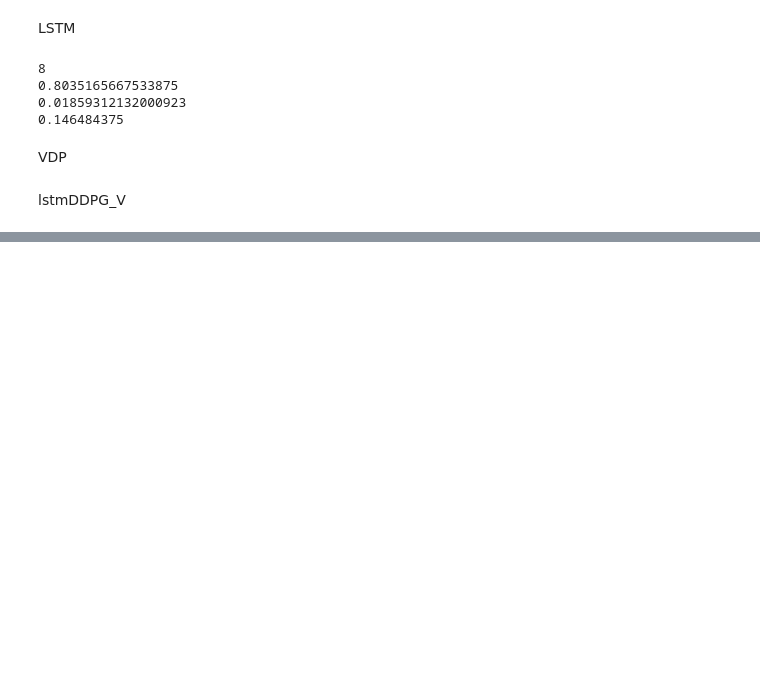
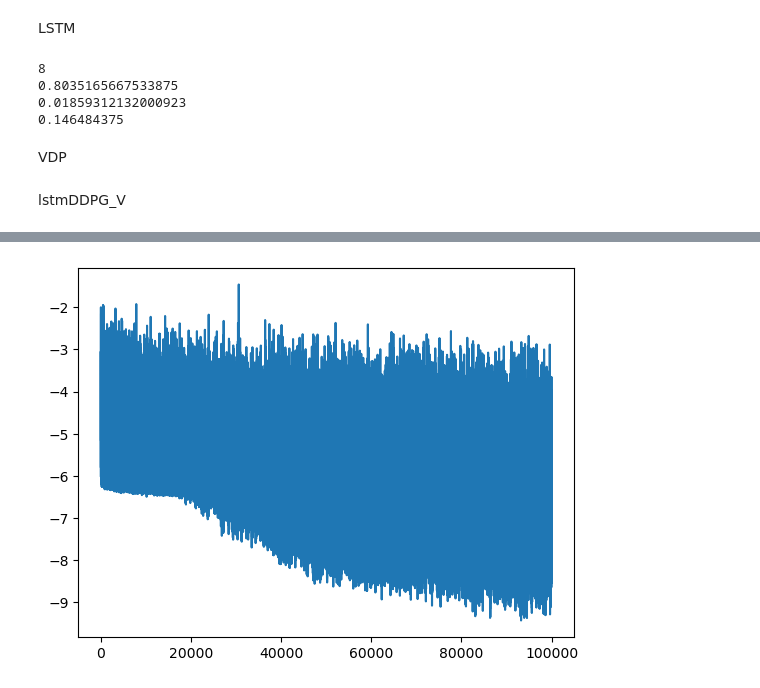
Before and after one commit to liziyao99/multi-debris-avoidance, a Jupyter notebook: test.ipynb, the cells around one changed output, grey strips where cells are left out. Saved outputs shown, nothing was run; the diff lists cells and outputs as text; code cells hidden in the pictures; blank space fills up the shorter version.

Commit message:
doing: `setTransfomer` pretrain.

```diff
--- a/test.ipynb
+++ b/test.ipynb
@@ -816,0 +821,8 @@ LD.save("../model/multiLayerDeepSet.ptd")
+# %%
+import numpy as np
+import torch
+from agent.setTransfomer import setTransformer
+st = setTransformer(n_feature=6, num_heads=3, encoder_fc_hiddens=[256]*2, encoder_depth=3,
+                    n_output=3, pma_fc_hiddens=[256]*2, pma_mab_fc_hiddens=[256]*2,
+                    final_fc_features=12, final_fc_hiddens=[256]*2).to("cuda")
+opt = torch.optim.Adam(st.parameters(), lr=0.001)
@@ -816,0 +853,32 @@ LD.save("../model/multiLayerDeepSet.ptd")
+# %%
+total = 100000
+Train_data, Train_label = [], []
+for i in range(1, vdp.max_n_debris+1):
+    train_data, train_label = _gen_data(total, n_debris=i)
+    train_data, train_label = train_data.cpu(), train_label.cpu()
+    Train_data.append(train_data)
+    Train_label.append(train_label)
+
+def _load_data(batch_size=1024, n_debris=None):
+    if n_debris is None:
+        n_debris = np.random.randint(0, vdp.max_n_debris)
+    train_data, train_label = Train_data[n_debris], Train_label[n_debris]
+    idx = np.random.choice(train_data.shape[0], batch_size, replace=False)
+    train_data, train_label = train_data[idx].to(vdp.device), train_label[idx].to(vdp.device)
+    return train_data, train_label
+# %%
+n_epoch = 500
+n_episode = 10000
+batch_size = 4096
+Loss = []
+n_feat = st.n_feature
+for epoch in range(n_epoch):
+    print(f"epoch{epoch}")
+    for episode in range(n_episode):
+        data, label = _load_data(batch_size)
+        pred = st(data)
+        loss = torch.nn.functional.mse_loss(pred, label)
+        opt.zero_grad()
+        loss.backward()
+        opt.step()
+        Loss.append(loss.item())
@@ -816,0 +896,7 @@ LD.save("../model/multiLayerDeepSet.ptd")
+# %%
+import matplotlib.pyplot as plt
+fig, ax = plt.subplots()
+ax.plot(np.log(Loss))
+plt.show()
+# %% [output]
+[figure, added]
```
Also changed, not shown: parts of 11 cells of this notebook, 3 other files.
